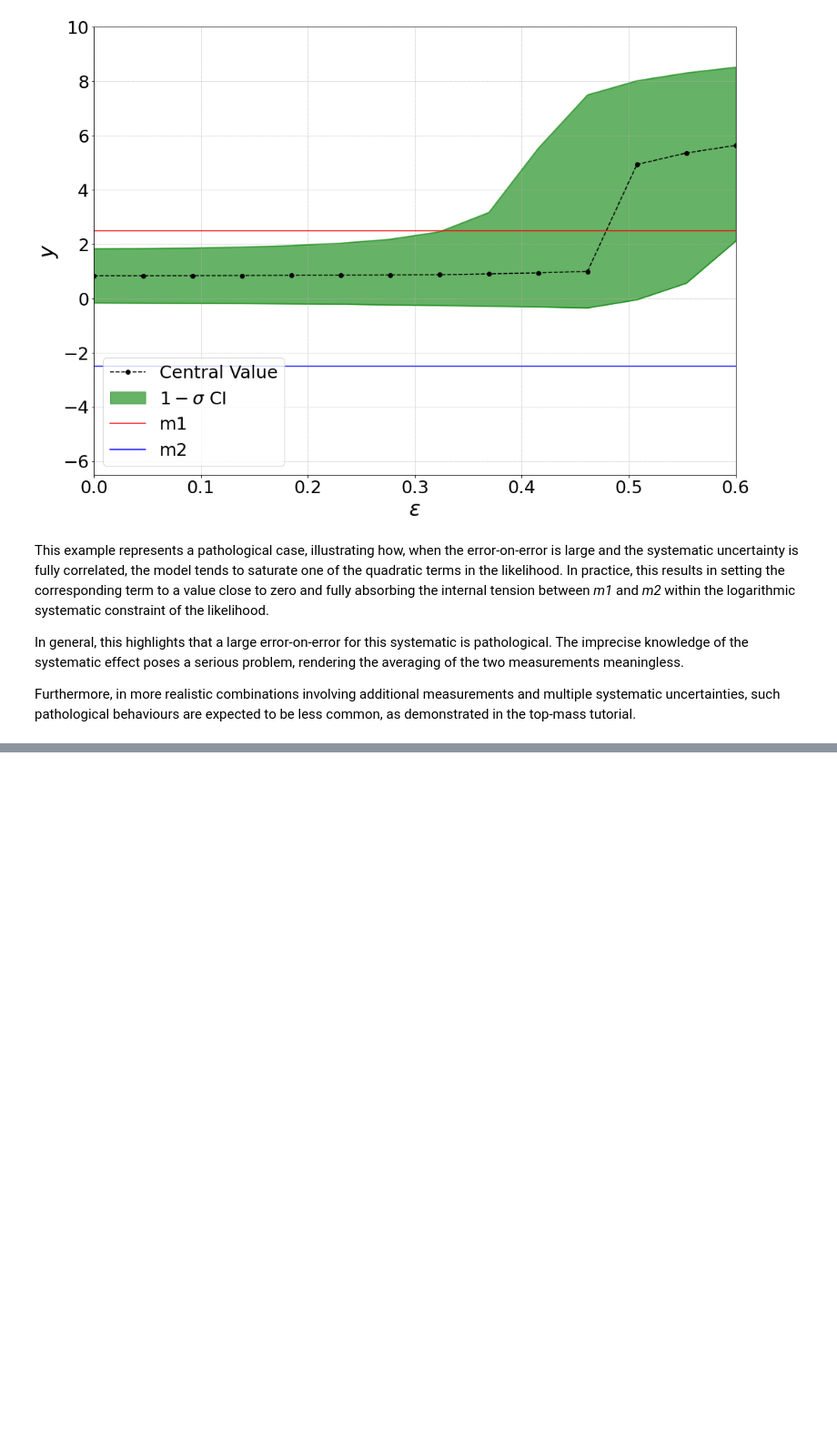
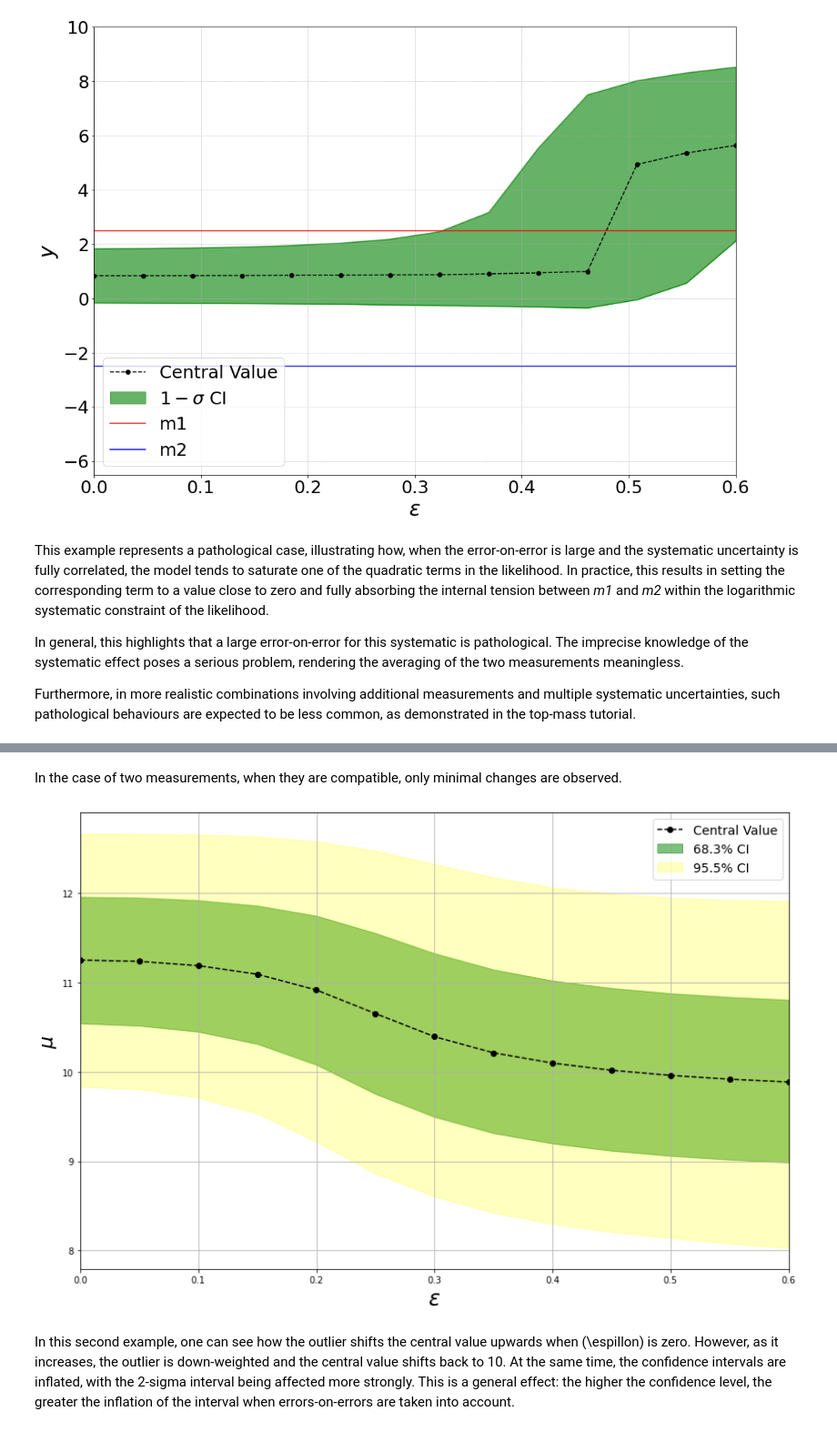
Before and after one commit to EnzoCanonero/GVM-Combinations, a Jupyter notebook: tutorials/toy/tutorial.ipynb, the cells around one changed output, grey strips where cells are left out. Shown: that part at 91% size. Saved outputs shown, nothing was run; the diff lists cells and outputs as text; code cells hidden in the pictures; blank space fills up the shorter version.

```diff
--- a/tutorials/toy/tutorial.ipynb
+++ b/tutorials/toy/tutorial.ipynb
@@ -639,0 +678,39 @@ Furthermore, in more realistic combinations involving additional measurements an
+# %% [markdown]
+In the case of two measurements, when they are compatible, only minimal changes are observed.
+# %%
+# Outlier case from YAML config
+eps_grid = np.linspace(0.0, 0.6, 13)
+data = build_input_data('input_files/toy4.yaml')
+comb = GVMCombination(data)
+
+data.measurements['y1'] = 16.0
+comb = GVMCombination(data)
+
+mu_vals, low_1, up_1, low_2, up_2 = [], [], [], [], []
+for eps in eps_grid:
+    info = comb.get_input_data(copy=True)
+    info.uncertain_systematics['sys1'] = eps
+    comb.set_input_data(info)
+    mu_vals.append(comb.fit_results.mu)
+    l1,u1,_ = comb.confidence_interval(cl_val=0.683)
+    l2,u2,_ = comb.confidence_interval(cl_val=0.955)
+    low_1.append(l1); up_1.append(u1)
+    low_2.append(l2); up_2.append(u2)
+
+plt.figure(figsize=(12,8))
+plt.plot(eps_grid, mu_vals, color='black', linestyle='--', marker='o', label='Central Value')
+plt.fill_between(eps_grid, low_1, up_1, color='green', alpha=0.5, label='68.3% CI')
+plt.fill_between(eps_grid, low_2, up_2, color='yellow', alpha=0.25, label='95.5% CI')
+plt.xlabel(r'$\epsilon$', fontsize=24)
+plt.ylabel(r'$\mu$', fontsize=22)
+plt.xlim(6.0, 20)
+plt.xlim(0.0, 0.6)
+plt.grid(True)
+plt.legend(fontsize=14, loc='best')
+plt.tight_layout()
+plt.savefig('output/toy4_outlier.png')
+plt.show()
+# %% [output]
+[figure, added]
+# %% [markdown]
+In this second example, one can see how the outlier shifts the central value upwards when \(\espillon\) is zero. However, as it increases, the outlier is down-weighted and the central value shifts back to 10. At the same time, the confidence intervals are inflated, with the 2-sigma interval being affected more strongly. This is a general effect: the higher the confidence level, the greater the inflation of the interval when errors-on-errors are taken into account.
```
Also changed, not shown: parts of 3 cells of this notebook, 6 other files.
